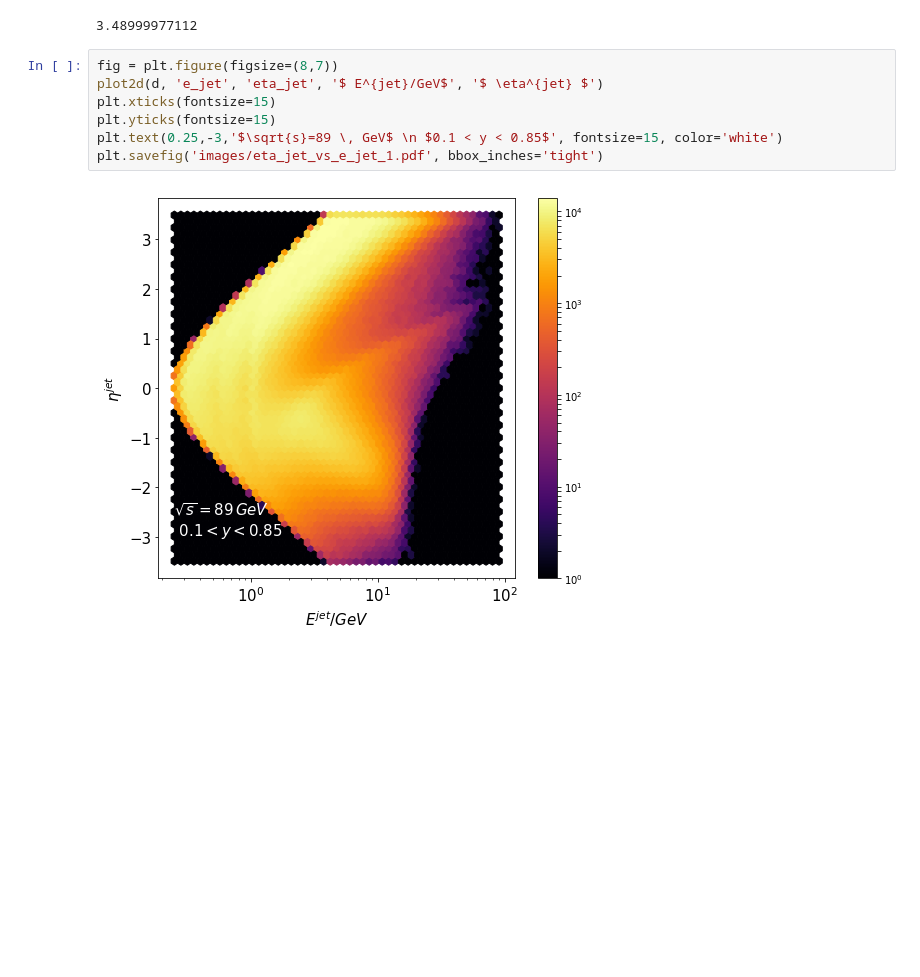
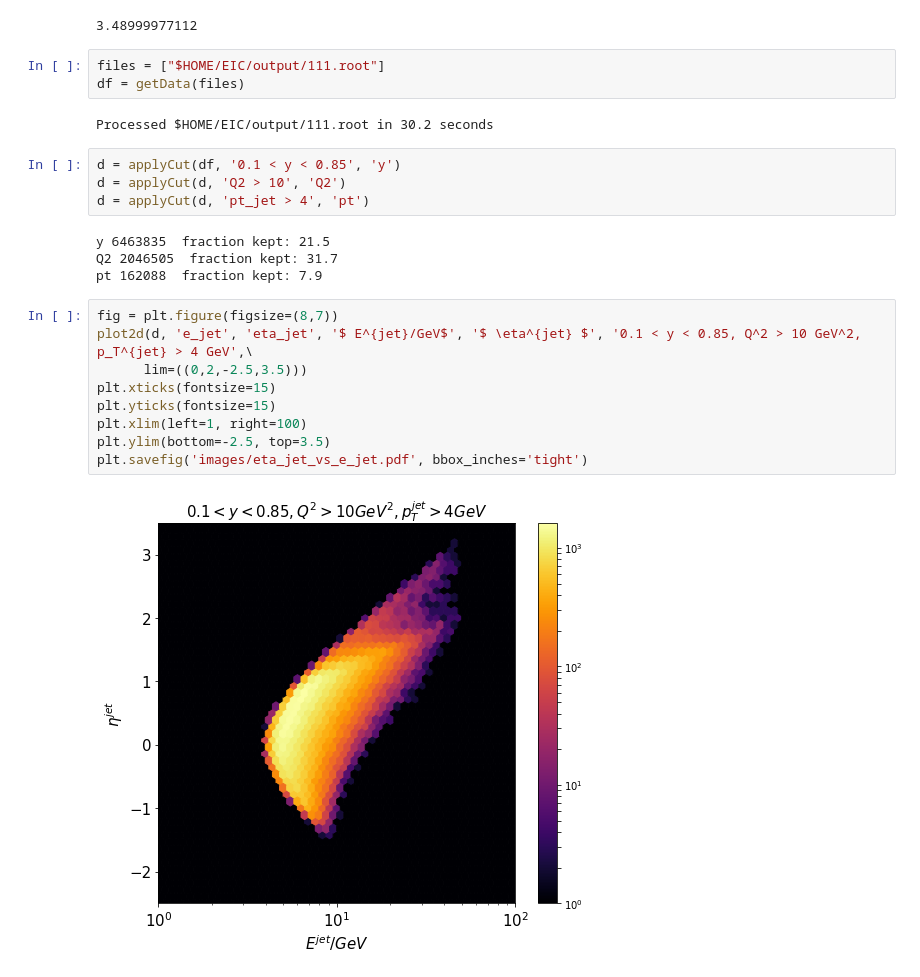
Before and after one commit to y-song/notebooks, a Jupyter notebook: eta_jet_vs_e_jet.ipynb, the cells around one changed output. Saved outputs shown, nothing was run; the diff lists cells and outputs as text; blank space fills up the shorter version.

Commit message:
Added plots for low beam energy

```diff
--- a/eta_jet_vs_e_jet.ipynb
+++ b/eta_jet_vs_e_jet.ipynb
@@ -64,12 +64,27 @@ plt.savefig('images/eta_jet_vs_e_jet.pdf', bbox_inches='tight')
 print max(d['eta_jet'])
 # %% [output]
 3.48999977112
+# %%
+files = ["$HOME/EIC/output/111.root"]
+df = getData(files)
+# %% [output]
+Processed $HOME/EIC/output/111.root in 30.2 seconds
+# %%
+d = applyCut(df, '0.1 < y < 0.85', 'y')
+d = applyCut(d, 'Q2 > 10', 'Q2')
+d = applyCut(d, 'pt_jet > 4', 'pt')
+# %% [output]
+y 6463835  fraction kept: 21.5
+Q2 2046505  fraction kept: 31.7
+pt 162088  fraction kept: 7.9
 # %%
 fig = plt.figure(figsize=(8,7))
-plot2d(d, 'e_jet', 'eta_jet', '$ E^{jet}/GeV$', '$ \eta^{jet} $')
+plot2d(d, 'e_jet', 'eta_jet', '$ E^{jet}/GeV$', '$ \eta^{jet} $', '0.1 < y < 0.85, Q^2 > 10 GeV^2, p_T^{jet} > 4 GeV',\
+      lim=((0,2,-2.5,3.5)))
 plt.xticks(fontsize=15)
 plt.yticks(fontsize=15)
-plt.text(0.25,-3,'$\sqrt{s}=89 \, GeV$ \n $0.1 < y < 0.85$', fontsize=15, color='white')
-plt.savefig('images/eta_jet_vs_e_jet_1.pdf', bbox_inches='tight')
+plt.xlim(left=1, right=100)
+plt.ylim(bottom=-2.5, top=3.5)
+plt.savefig('images/eta_jet_vs_e_jet.pdf', bbox_inches='tight')
 # %% [output]
-[figure, old version]
+[figure, new version]
```
Also changed, not shown: parts of 2 cells of this notebook.
